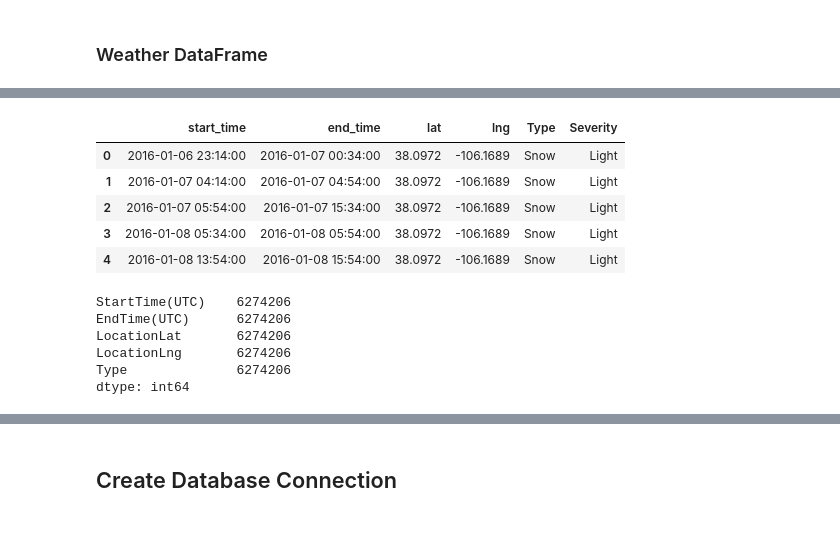
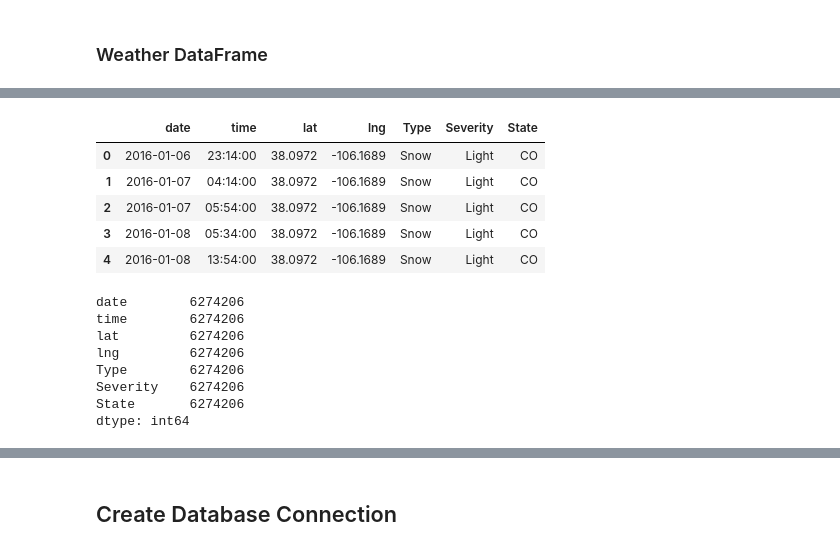
Before and after one commit to lstark85/Project-2, a Jupyter notebook: project_data.ipynb, the cells around one changed output, grey strips where cells are left out. Drawn from its saved outputs; the diff is of its cells as text; code cells hidden in the pictures.

```diff
--- a/project_data.ipynb
+++ b/project_data.ipynb
@@ -30,3 +44,7 @@ weather_data_df.head()
 | 2 | W-3 | Snow | Light | 2016-01-07 05:54:00 | 2016-01-07 15:34:00 | US/Mountain | K04V | 38.0972 | ... |
 | 3 | W-4 | Snow | Light | 2016-01-08 05:34:00 | 2016-01-08 05:54:00 | US/Mountain | K04V | 38.0972 | ... |
 | 4 | W-5 | Snow | Light | 2016-01-08 13:54:00 | 2016-01-08 15:54:00 | US/Mountain | K04V | 38.0972 | ... |
+# %%
+weather_data_df['date'] = pd.to_datetime(weather_data_df['StartTime(UTC)']).dt.date
+weather_data_df['time'] = pd.to_datetime(weather_data_df['StartTime(UTC)']).dt.time
+weather_data_df.head()
@@ -75,7 +144,7 @@ dtype: int64
 # %% [markdown]
 ### Weather DataFrame
 # %%
-transformed_weather = weather_data_df[["StartTime(UTC)", "EndTime(UTC)", "LocationLat", "LocationLng", "Type", "Severity"]]
+transformed_weather = weather_data_df[["date", "time", "LocationLat", "LocationLng", "Type", "Severity", "State"]]
 transformed_weather.head()
 transformed_weather.count()
 # %% [output]
@@ -88,27 +158,27 @@ Severity          6274206
 dtype: int64
 # %%
 #Rename columns
-transformed_weather = transformed_weather.rename(columns = {"StartTime(UTC)" : "start_time",
-                                                            "EndTime(UTC)" : "end_time",
-                                                            "LocationLat" : "lat",
+transformed_weather = transformed_weather.rename(columns = {"LocationLat" : "lat",
                                                             "LocationLng" : "lng"})
 
 transformed_weather.head()
 # %% [output]
-|  | start_time | end_time | lat | lng | Type | Severity |
-| 0 | 2016-01-06 23:14:00 | 2016-01-07 00:34:00 | 38.0972 | -106.1689 | Snow | Light |
-| 1 | 2016-01-07 04:14:00 | 2016-01-07 04:54:00 | 38.0972 | -106.1689 | Snow | Light |
-| 2 | 2016-01-07 05:54:00 | 2016-01-07 15:34:00 | 38.0972 | -106.1689 | Snow | Light |
-| 3 | 2016-01-08 05:34:00 | 2016-01-08 05:54:00 | 38.0972 | -106.1689 | Snow | Light |
-| 4 | 2016-01-08 13:54:00 | 2016-01-08 15:54:00 | 38.0972 | -106.1689 | Snow | Light |
+|  | date | time | lat | lng | Type | Severity | State |
+| 0 | 2016-01-06 | 23:14:00 | 38.0972 | -106.1689 | Snow | Light | CO |
+| 1 | 2016-01-07 | 04:14:00 | 38.0972 | -106.1689 | Snow | Light | CO |
+| 2 | 2016-01-07 | 05:54:00 | 38.0972 | -106.1689 | Snow | Light | CO |
+| 3 | 2016-01-08 | 05:34:00 | 38.0972 | -106.1689 | Snow | Light | CO |
+| 4 | 2016-01-08 | 13:54:00 | 38.0972 | -106.1689 | Snow | Light | CO |
 # %%
 # Clean the data by dropping duplicates
 transformed_weather.drop_duplicates
 transformed_weather.count()
 # %% [output]
-StartTime(UTC)    6274206
-EndTime(UTC)      6274206
-LocationLat       6274206
-LocationLng       6274206
-Type              6274206
+date        6274206
+time        6274206
+lat         6274206
+lng         6274206
+Type        6274206
+Severity    6274206
+State       6274206
 dtype: int64
```
Also changed, not shown: parts of 11 cells of this notebook.
